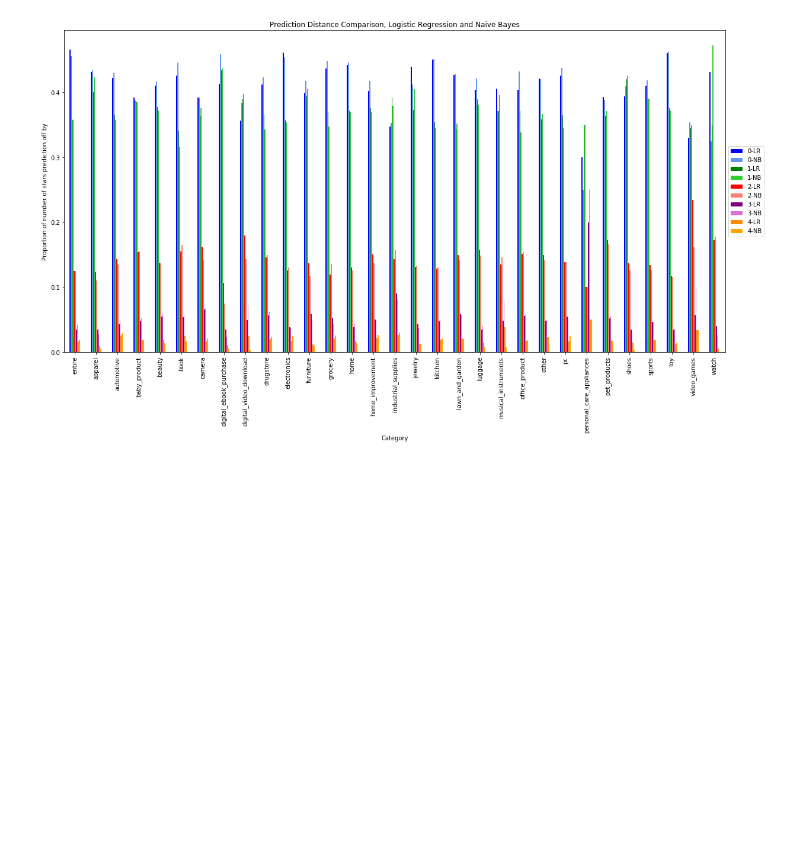
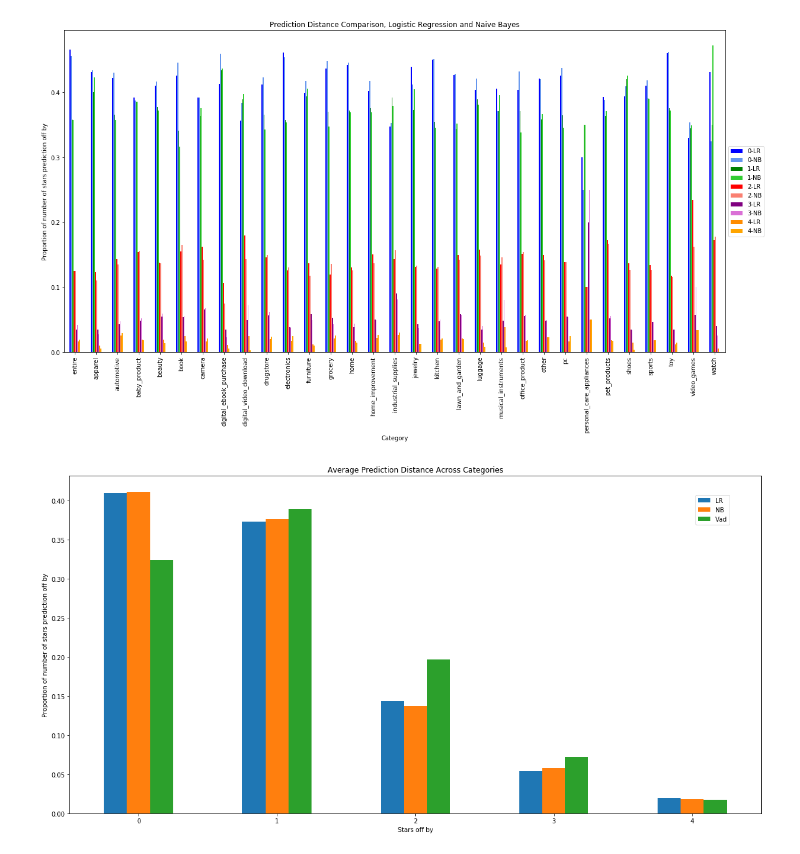
Before and after one commit to krithravi/review-prediction, a Jupyter notebook: graphing.ipynb, the cells around one changed output. Drawn from its saved outputs; the diff is of its cells as text; code cells hidden in the pictures; blank space fills up the shorter version.

```diff
--- a/graphing.ipynb
+++ b/graphing.ipynb
@@ -139,3 +139,18 @@ ax.set_xlabel("Category")
 # %% [output]
 Text(0.5, 0, 'Category')
 [figure]
+# %%
+mynewDF = myDF.copy()
+mynewDF.loc["Average"] = myDF.mean(axis=0)
+avgDF = pd.DataFrame()
+avgDF["LR"] = list(mynewDF.loc["Average"][["LR0", "LR1", "LR2", "LR3", "LR4"]])
+avgDF["NB"] = list(mynewDF.loc["Average"][["NB0", "NB1", "NB2", "NB3", "NB4"]])
+avgDF["Vad"] = list(mynewDF.loc["Average"][["Vad0", "Vad1", "Vad2", "Vad3", "Vad4"]])
+ax = avgDF.plot.bar(title = "Average Prediction Distance Across Categories", figsize=(20,10))
+ax.legend(loc='center left', bbox_to_anchor=(0.9, 0.9));
+ax.set_ylabel("Proportion of number of stars prediction off by")
+ax.set_xlabel("Stars off by")
+plt.xticks(rotation=0)
+plt.show()
+# %% [output]
+[figure, added]
```
Also changed, not shown: parts of 3 cells of this notebook.
